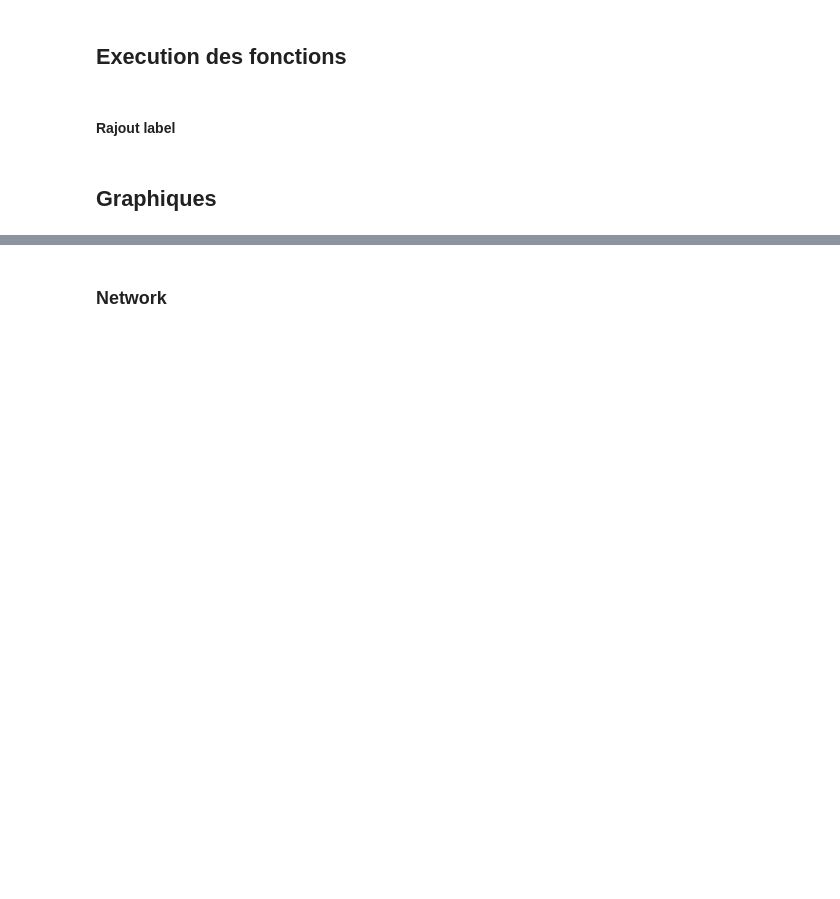
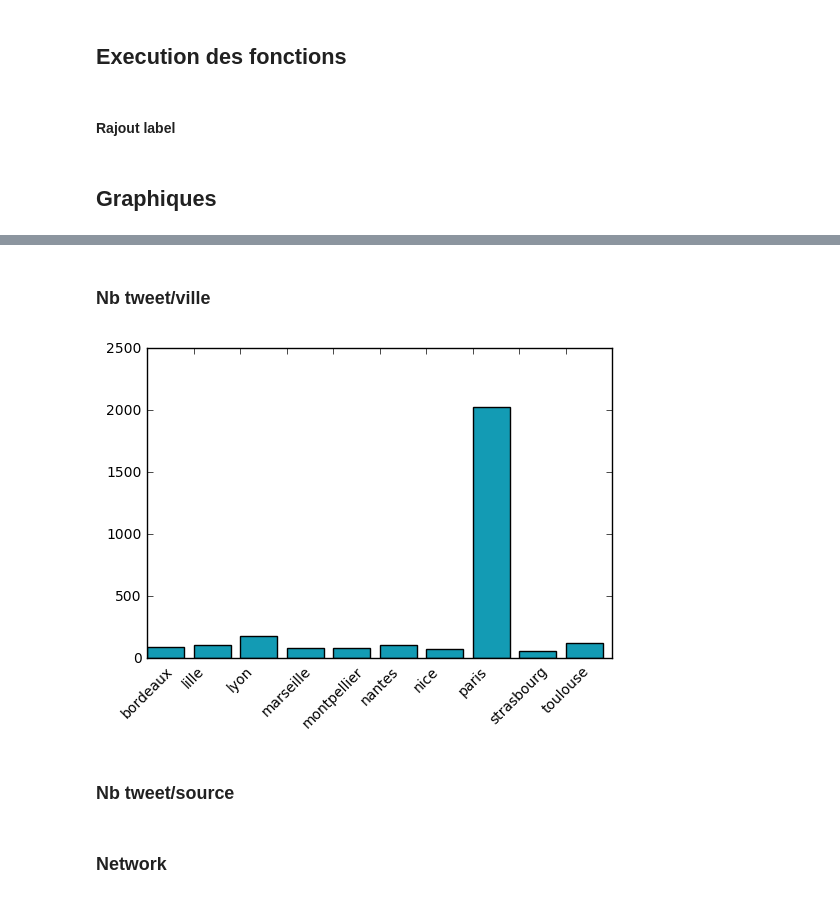
Before and after one commit to olabayle/site_sara, a Jupyter notebook: v0/script_prediction_election.ipynb, the cells around one changed output, grey strips where cells are left out. Drawn from its saved outputs; the diff is of its cells as text; code cells hidden in the pictures; blank space fills up the shorter version.

```diff
--- a/v0/script_prediction_election.ipynb
+++ b/v0/script_prediction_election.ipynb
@@ -219,0 +276,17 @@ tweets_mars['label']=label
+# %% [markdown]
+### Nb tweet/ville
+# %%
+nb_ville=tweets_mars.groupby('ville').count()
+count=nb_ville['text'][1:]
+
+villes = ['bordeaux','lille','lyon','marseille','montpellier','nantes','nice','paris','strasbourg','toulouse']
+y_pos = np.arange(len(villes))
+
+plt.bar(y_pos,count,color='#139BB4')
+plt.xticks(y_pos,villes, rotation=45)
+
+savefig('/Users/saramounir/Desktop/Ensae/S2/python/site_sara/v0/Site web/images/home/nb_tweet_ville.png')
+# %% [output]
+[figure, added]
+# %% [markdown]
+### Nb tweet/source
```
Also changed, not shown: parts of 37 cells of this notebook, 7 other files.
